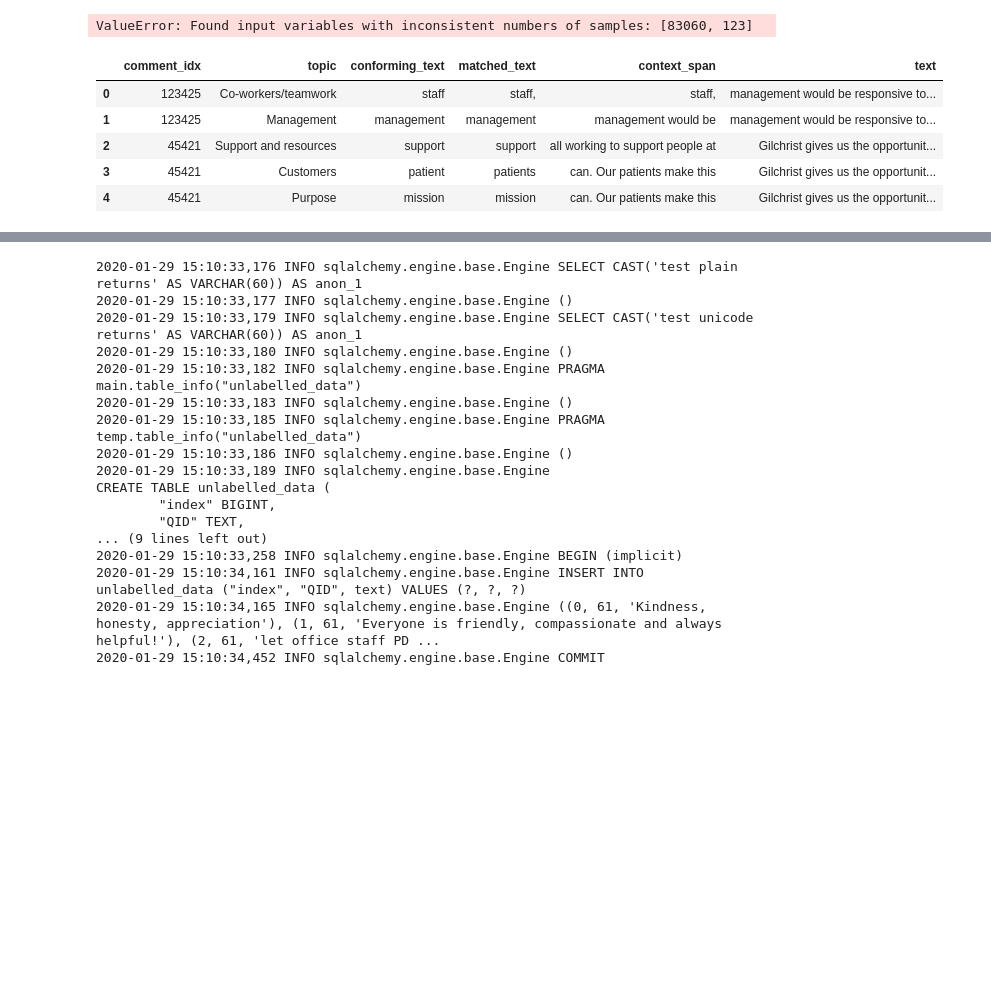
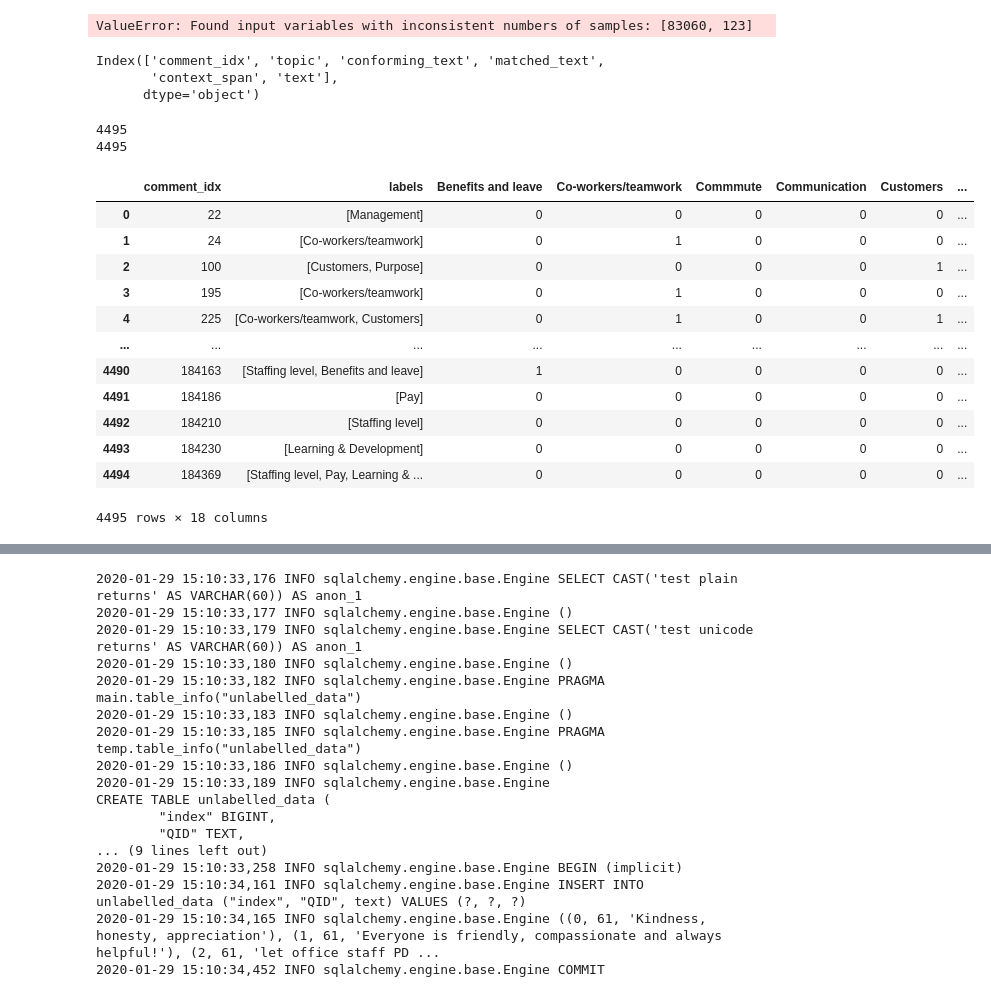
Before and after one commit to mtv2101/insight_2020a_project, a Jupyter notebook: Activated_Insights_consulting/topic_model_2.ipynb, the cells around one changed output, grey strips where cells are left out. Drawn from its saved outputs; the diff is of its cells as text; code cells hidden in the pictures; blank space fills up the shorter version.

Commit message:
changes from late last night to one-hot, and regex output formatting

```diff
--- a/Activated_Insights_consulting/topic_model_2.ipynb
+++ b/Activated_Insights_consulting/topic_model_2.ipynb
@@ -69,13 +72,51 @@ for data_path in paths:
 # %%
 q1_q2_df = q1_df.append(q2_df, ignore_index=True)
 print(len(q1_q2_df))
-# %%
-df = pd.read_pickle('~/PycharmProjects/insight_2020a_project/Activated_Insights_consulting/regex_scored_df.pkl')
-df.head()
-# %% [output]
-|  | comment_idx | topic | conforming_text | matched_text | context_span | text |
-| 0 | 123425 | Co-workers/teamwork | staff | staff, | staff, | management would be responsive to... |
-| 1 | 123425 | Management | management | management | management would be | management would be responsive to... |
-| 2 | 45421 | Support and resources | support | support | all working to support people at | Gilchrist gives us the opportunit... |
-| 3 | 45421 | Customers | patient | patients | can. Our patients make this | Gilchrist gives us the opportunit... |
-| 4 | 45421 | Purpose | mission | mission | can. Our patients make this | Gilchrist gives us the opportunit... |
+# %%
+df = pd.read_pickle('~/PycharmProjects/insight_2020a_project/Activated_Insights_consulting/regex_scored_df.pkl')
+df.head()
+
+df = df.sort_values('comment_idx')
+df = df.reset_index(drop=True)
+print(df.keys())
+com_ids = df.comment_idx.unique()
+labels = []
+idx = []
+for id in com_ids:
+    idx.append(id)
+    com_df = df[df['comment_idx']==id]
+    com_labs = com_df.topic.unique()
+    labels.append(com_labs)
+
+multilabel_df = pd.DataFrame()
+multilabel_df['comment_idx'] = idx
+multilabel_df['labels'] = labels
+
+onehot = pd.get_dummies(multilabel_df.labels.apply(pd.Series).stack()).sum(level=0)
+# %% [output]
+Index(['comment_idx', 'topic', 'conforming_text', 'matched_text',
+       'context_span', 'text'],
+      dtype='object')
+# %%
+print(len(onehot))
+print(len(multilabel_df))
+# %% [output]
+4495
+4495
+# %%
+multilabel_df = pd.concat([multilabel_df, onehot], axis=1)
+multilabel_df
+# %% [output]
+|  | comment_idx | labels | Benefits and leave | Co-workers/teamwork | Commmute | Communication | Customers | ... |
+| 0 | 22 | [Management] | 0 | 0 | 0 | 0 | 0 | ... |
+| 1 | 24 | [Co-workers/teamwork] | 0 | 1 | 0 | 0 | 0 | ... |
+| 2 | 100 | [Customers, Purpose] | 0 | 0 | 0 | 0 | 1 | ... |
+| 3 | 195 | [Co-workers/teamwork] | 0 | 1 | 0 | 0 | 0 | ... |
+| 4 | 225 | [Co-workers/teamwork, Customers] | 0 | 1 | 0 | 0 | 1 | ... |
+| ... | ... | ... | ... | ... | ... | ... | ... | ... |
+| 4490 | 184163 | [Staffing level, Benefits and leave] | 1 | 0 | 0 | 0 | 0 | ... |
+| 4491 | 184186 | [Pay] | 0 | 0 | 0 | 0 | 0 | ... |
+| 4492 | 184210 | [Staffing level] | 0 | 0 | 0 | 0 | 0 | ... |
+| 4493 | 184230 | [Learning & Development] | 0 | 0 | 0 | 0 | 0 | ... |
+| 4494 | 184369 | [Staffing level, Pay, Learning & ... | 0 | 0 | 0 | 0 | 0 | ... |
+4495 rows × 18 columns
```
Also changed, not shown: parts of 2 cells of this notebook, 4 other files.
